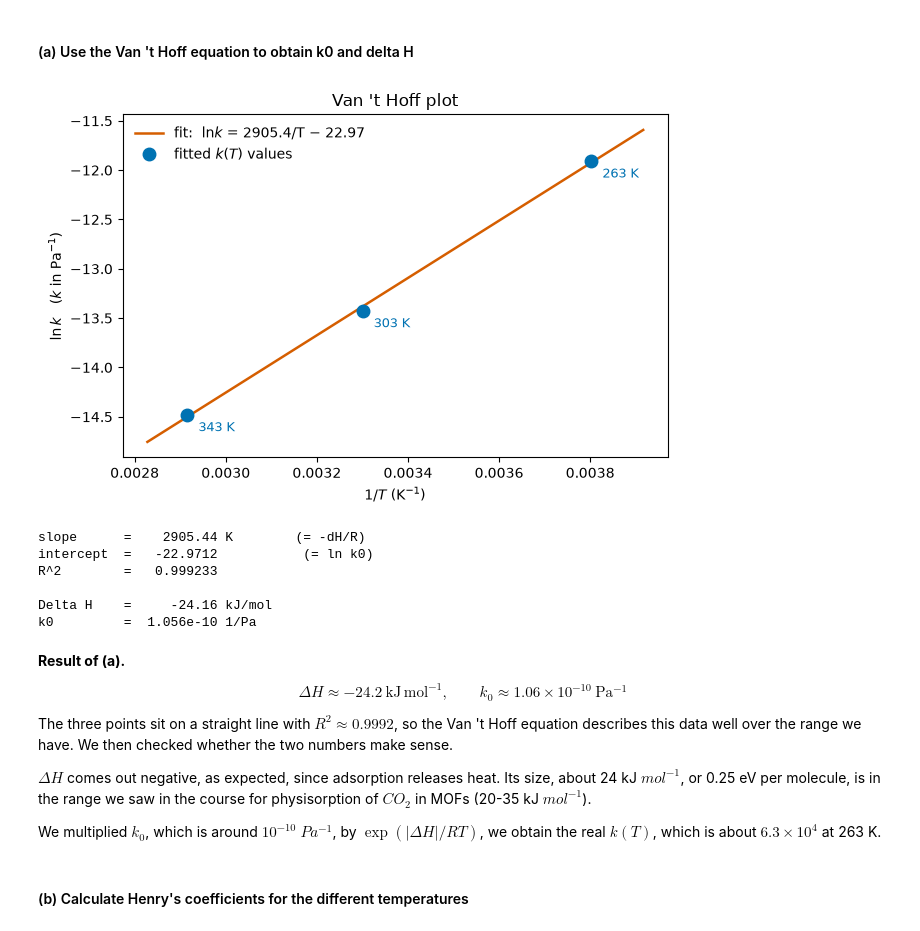
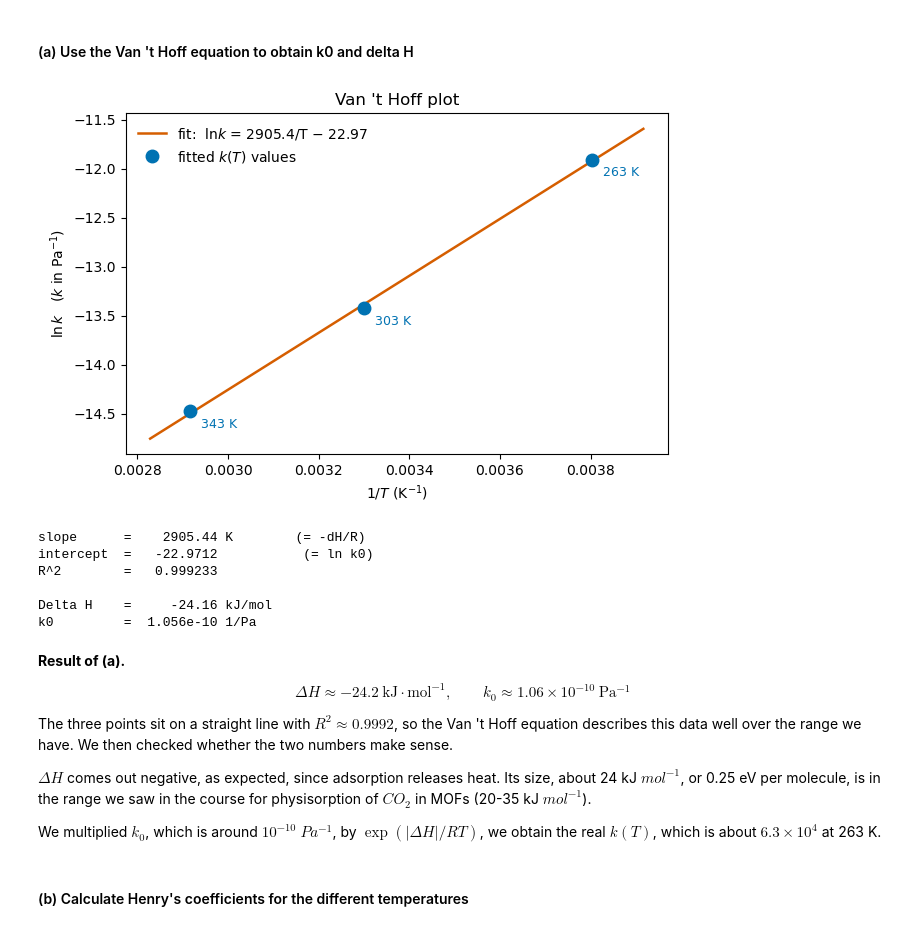
Before and after one commit to pamelaafaki/ch315-group-c, a Jupyter notebook: GroupC_Assignment1.ipynb, the cells around one changed output. Cells and saved outputs as stored; diff of their text form; code cells hidden in the pictures.

```diff
--- a/GroupC_Assignment1.ipynb
+++ b/GroupC_Assignment1.ipynb
@@ -254,24 +242,0 @@ plt.show()
-# %%
-#  Step 1 carried out numerically
-
-x = 1 / P_data
-# (a) 263 K: full two-parameter fit -> both qsat and k(263)
-slope_263, intercept_263 = np.polyfit(x, 1 / q_data[263], 1)
-qsat_fitted = 1 / intercept_263
-k_fitted = {263: intercept_263 / slope_263}
-
-# (b) 303 K and 343 K: qsat is FIXED to the 263 K value, only k is fitted.
-#     The line is forced through the origin after subtracting the known intercept,
-#     so the least-squares slope is simply sum(x*y)/sum(x*x).
-for T_i in (303, 343):
-    y_shifted = 1 / q_data[T_i] - 1 / qsat_fitted
-    slope_i = np.sum(x * y_shifted) / np.sum(x * x)
-    k_fitted[T_i] = 1 / (qsat_fitted * slope_i)
-
-print(f"qsat recovered from the 263 K isotherm : {qsat_fitted:.3f} mmol/g "
-      f"(input value {qsat_true:.2f})\n")
-print(f"{'T (K)':>7} | {'k fitted (1/Pa)':>17} | {'k input (1/Pa)':>16} | {'rel. error':>10}")
-print("-" * 62)
-for T_i in (263, 303, 343):
-    err = abs(k_fitted[T_i] - k_true[T_i]) / k_true[T_i]
-    print(f"{T_i:>7} | {k_fitted[T_i]:>17.3e} | {k_true[T_i]:>16.3e} | {err:>9.1%}")
@@ -348,36 +297,36 @@ slope, intercept = np.polyfit(inv_T, ln_k, 1)
 delta_H = -R * slope
 k0 = np.exp(intercept)
 
 # Coefficient of determination, to check how well the three points sit on a line
 residuals = ln_k - (slope * inv_T + intercept)
 r_squared = 1 - np.sum(residuals**2) / np.sum((ln_k - ln_k.mean())**2)
 
 # Plot of lnk vs. 1/T
 fig, ax = plt.subplots(figsize=(6.5, 4.4))
 x_line = np.linspace(inv_T.min() * 0.97, inv_T.max() * 1.03, 100)
 ax.plot(x_line, slope * x_line + intercept, color=RED, lw=1.8,
         label=f"fit:  ln$k$ = {slope:.1f}/T $-$ {abs(intercept):.2f}")
 ax.plot(inv_T, ln_k, "o", color=BLUE, ms=9, label="fitted $k(T)$ values")
 
 for x_i, y_i, T_i in zip(inv_T, ln_k, T):
     ax.annotate(f"{T_i:.0f} K", (x_i, y_i), textcoords="offset points",
                 xytext=(8, -12), fontsize=9, color=BLUE)
 
-ax.set_xlabel(r"$1/T$ (K$^{-1}$)")
-ax.set_ylabel(r"$\ln k$   ($k$ in Pa$^{-1}$)")
+ax.set_xlabel(r"$1/T\ (\mathrm{K^{-1}})$")
+ax.set_ylabel(r"$\ln k$   ($k$ in $\mathrm{Pa^{-1}}$)")
 ax.set_title("Van 't Hoff plot")
 ax.legend(frameon=False, loc="upper left")
 fig.tight_layout()
 plt.show()
 
 # Print the results
 print(f"slope      = {slope:10.2f} K        (= -dH/R)")
 print(f"intercept  = {intercept:10.4f}           (= ln k0)")
 print(f"R^2        = {r_squared:10.6f}\n")
 print(f"Delta H    = {delta_H:10.2f} kJ/mol")
 print(f"k0         = {k0:10.3e} 1/Pa")
 # %% [output]
-[figure, old version]
+[figure, new version]
 slope      =    2905.44 K        (= -dH/R)
 intercept  =   -22.9712           (= ln k0)
 R^2        =   0.999233
@@ -387,7 +336,7 @@ k0         =  1.056e-10 1/Pa
 # %% [markdown]
 **Result of (a).**
 
-$$\Delta H \approx -24.2\ \mathrm{kJ\,mol^{-1}}, \qquad k_0 \approx 1.06\times 10^{-10}\ \mathrm{Pa^{-1}}$$
+$$\Delta H \approx -24.2\ \mathrm{kJ\cdot mol^{-1}}, \qquad k_0 \approx 1.06\times 10^{-10}\ \mathrm{Pa^{-1}}$$
 
 The three points sit on a straight line with $R^2 \approx 0.9992$, so the Van 't Hoff equation
 describes this data well over the range we have. We then checked whether the two numbers make
```
Also changed, not shown: parts of 12 cells of this notebook.
